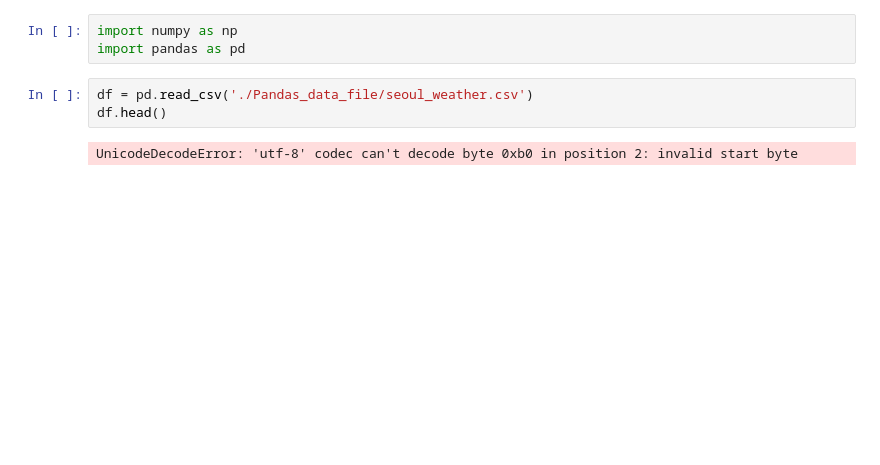
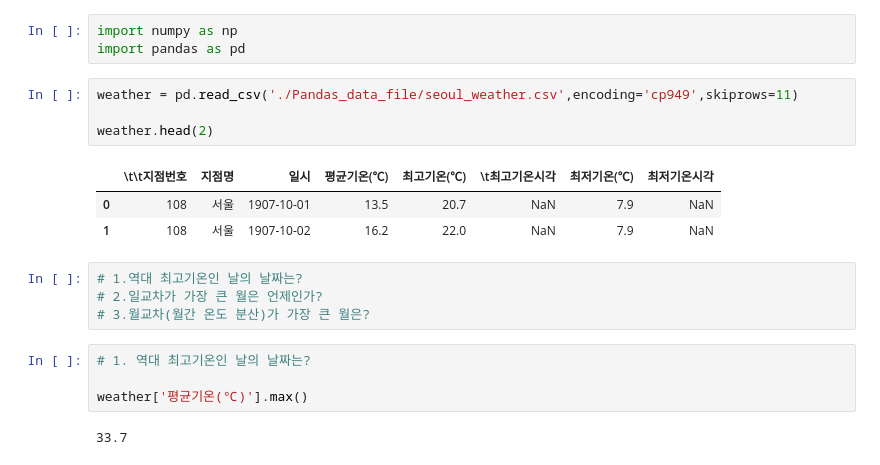
Before and after one commit to 21ckwj/fintech, a Jupyter notebook: Pandas/Pandas_seoulweather_0126.ipynb, the cells around one changed output. Cells and saved outputs as stored; diff of their text form; blank space fills up the shorter version.

```diff
--- a/Pandas/Pandas_seoulweather_0126.ipynb
+++ b/Pandas/Pandas_seoulweather_0126.ipynb
@@ -2,7 +2,20 @@
 import numpy as np
 import pandas as pd
 # %%
-df = pd.read_csv('./Pandas_data_file/seoul_weather.csv')
-df.head()
+weather = pd.read_csv('./Pandas_data_file/seoul_weather.csv',encoding='cp949',skiprows=11)
+
+weather.head(2)
 # %% [output]
-UnicodeDecodeError: 'utf-8' codec can't decode byte 0xb0 in position 2: invalid start byte
+|  | \t\t지점번호 | 지점명 | 일시 | 평균기온(℃) | 최고기온(℃) | \t최고기온시각 | 최저기온(℃) | 최저기온시각 |
+| 0 | 108 | 서울 | 1907-10-01 | 13.5 | 20.7 | NaN | 7.9 | NaN |
+| 1 | 108 | 서울 | 1907-10-02 | 16.2 | 22.0 | NaN | 7.9 | NaN |
+# %%
+# 1.역대 최고기온인 날의 날짜는?
+# 2.일교차가 가장 큰 월은 언제인가?
+# 3.월교차(월간 온도 분산)가 가장 큰 월은?
+# %%
+# 1. 역대 최고기온인 날의 날짜는?
+
+weather['평균기온(℃)'].max()
+# %% [output]
+33.7
```
Also changed, not shown: parts of 23 cells of this notebook, 6 other files.
